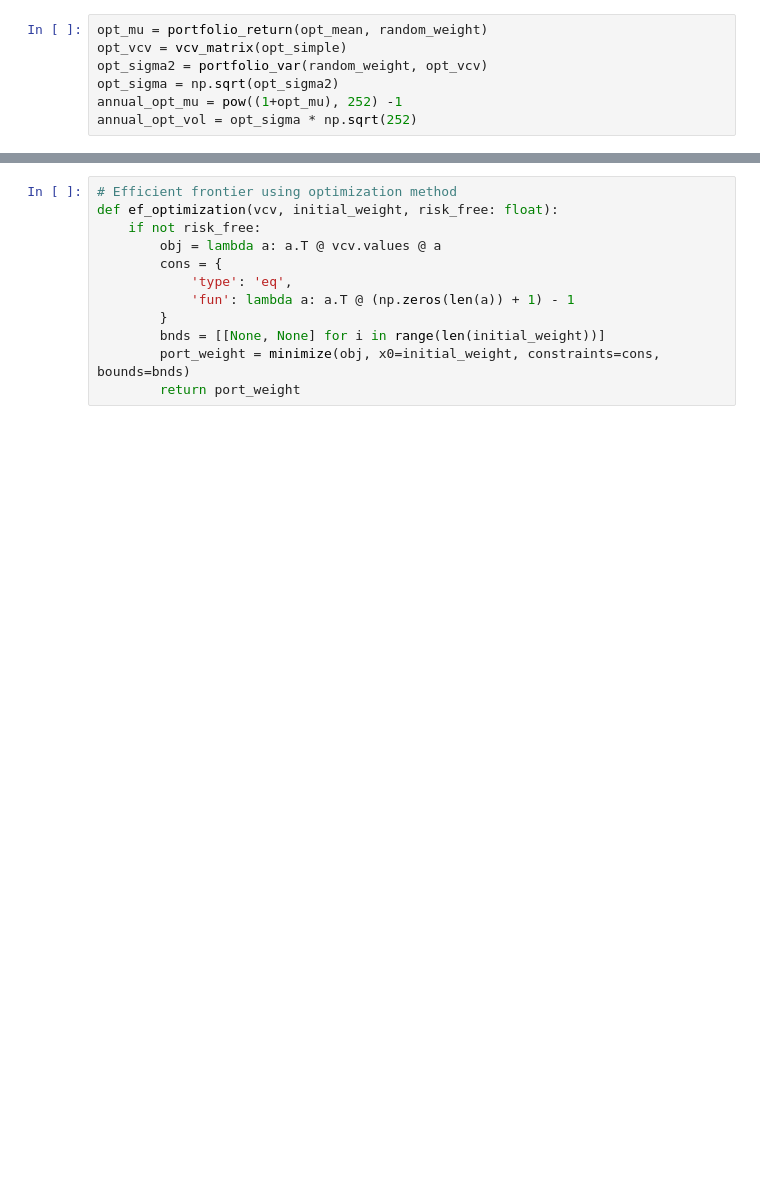
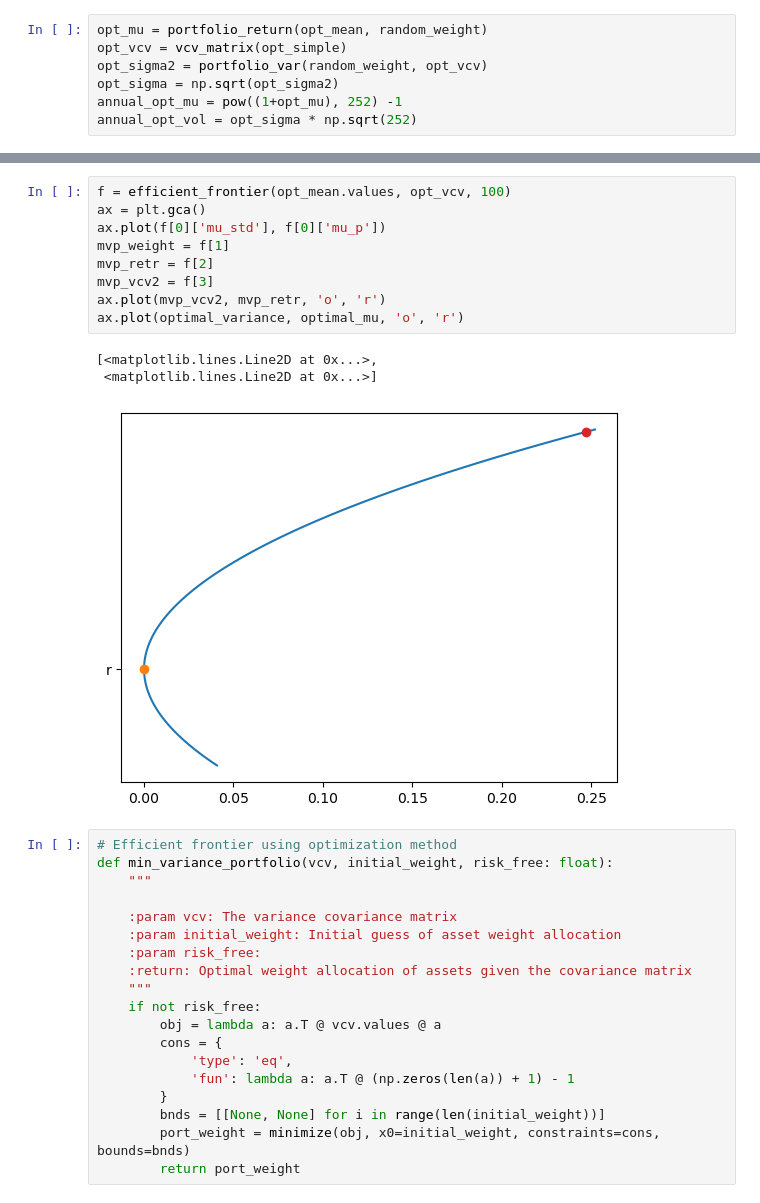
Before and after one commit to victoriawong1123/quant_asset, a Jupyter notebook: project_testing/qarm_self.ipynb, the cells around one changed output, grey strips where cells are left out. Drawn from its saved outputs; the diff is of its cells as text; blank space fills up the shorter version.

```diff
--- a/project_testing/qarm_self.ipynb
+++ b/project_testing/qarm_self.ipynb
@@ -216,6 +242,26 @@ ax.plot(f['mu_std'], f['mu_p'])
+# %%
+f = efficient_frontier(opt_mean.values, opt_vcv, 100)
+ax = plt.gca()
+ax.plot(f[0]['mu_std'], f[0]['mu_p'])
+mvp_weight = f[1]
+mvp_retr = f[2]
+mvp_vcv2 = f[3]
+ax.plot(mvp_vcv2, mvp_retr, 'o', 'r')
+ax.plot(optimal_variance, optimal_mu, 'o', 'r')
+# %% [output]
+[<matplotlib.lines.Line2D at 0x...>,
+ <matplotlib.lines.Line2D at 0x...>]
+[figure, added]
 # %%
 # Efficient frontier using optimization method
-def ef_optimization(vcv, initial_weight, risk_free: float):
+def min_variance_portfolio(vcv, initial_weight, risk_free: float):
+    """
+
+    :param vcv: The variance covariance matrix
+    :param initial_weight: Initial guess of asset weight allocation
+    :param risk_free:
+    :return: Optimal weight allocation of assets given the covariance matrix
+    """
     if not risk_free:
         obj = lambda a: a.T @ vcv.values @ a
         cons = {
```
Also changed, not shown: parts of 22 cells of this notebook.
